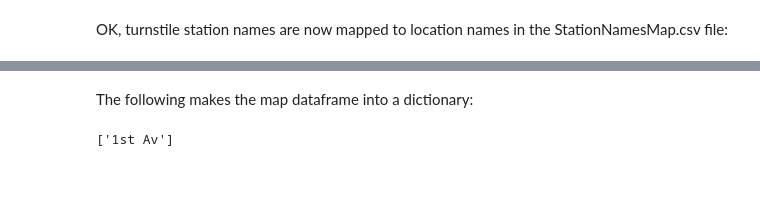
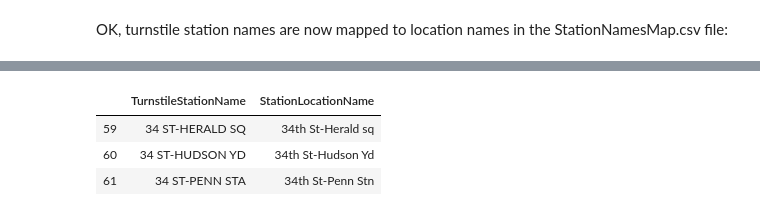
Before and after one commit to scottkds/metis_project1, a Jupyter notebook: notebooks/StationLocations.ipynb, the cells around one changed output, grey strips where cells are left out. Cells and saved outputs as stored; diff of their text form; code cells hidden in the pictures; blank space fills up the shorter version.

```diff
--- a/notebooks/StationLocations.ipynb
+++ b/notebooks/StationLocations.ipynb
@@ -92,5 +108,5 @@ tdf[tdf['STATION'].str.contains('34', case=False)].drop_duplicates('STATION')
 OK, turnstile station names are now mapped to location names in the StationNamesMap.csv file:
 # %%
 #snm_df=pd.read_csv('../data/StationNamesMap.csv')
-snm_df=pd.read_csv('../data/StationNamesMap.csv', index_col='TurnstileStationName')
+snm_df=pd.read_csv('../data/StationNamesMap2.csv') #, index_col='TurnstileStationName')
 # %%
@@ -118,2 +116,0 @@ snm_df
-# %% [markdown]
-The following makes the map dataframe into a dictionary:
@@ -122,4 +116,0 @@ StationNameMapDict = snm_df.T.to_dict('list')
-# %%
-StationNameMapDict['1 AV']
-# %% [output]
-['1st Av']
@@ -127,0 +117,7 @@ StationNameMapDict
+# %%
+snm_df[snm_df.TurnstileStationName.str.match(r'34')]
+# %% [output]
+|  | TurnstileStationName | StationLocationName |
+| 59 | 34 ST-HERALD SQ | 34th St-Herald sq |
+| 60 | 34 ST-HUDSON YD | 34th St-Hudson Yd |
+| 61 | 34 ST-PENN STA | 34th St-Penn Stn |
```
Also changed, not shown: parts of 15 cells of this notebook, 3 other files.
